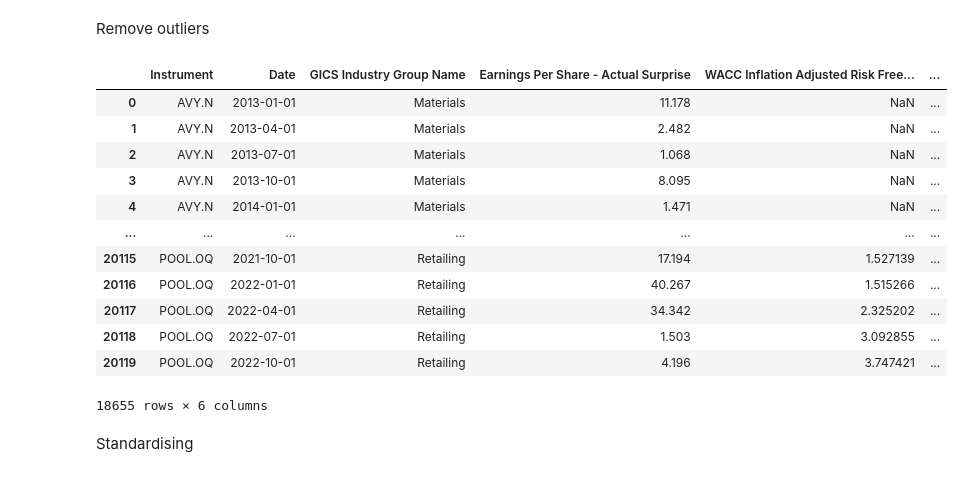
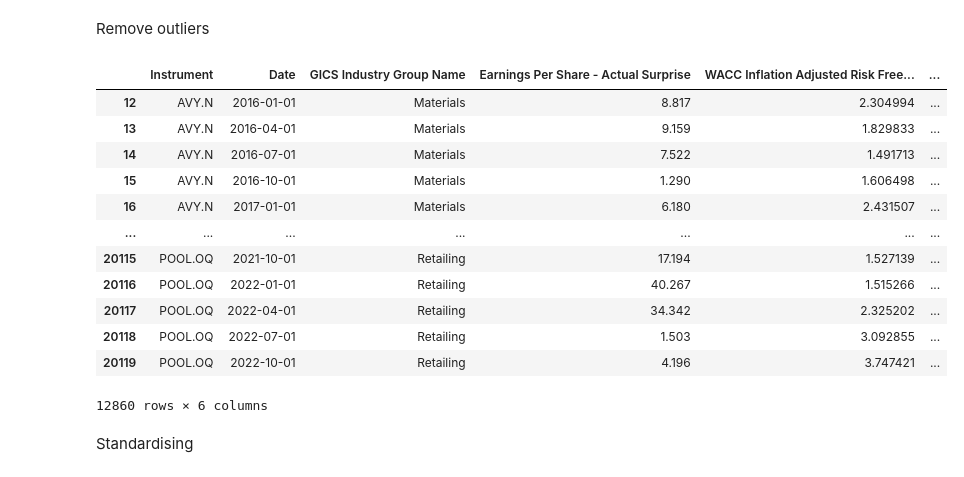
Before and after one commit to yummypugs/GSFM_AnalystForecasts, a Jupyter notebook: 3.3.2_Panel_macro.ipynb, the cells around one changed output. Drawn from its saved outputs; the diff is of its cells as text; code cells hidden in the pictures.

```diff
--- a/3.3.2_Panel_macro.ipynb
+++ b/3.3.2_Panel_macro.ipynb
@@ -40,29 +40,30 @@ Remove outliers
 # %%
 #removing outliers
 summary_stats = df["Earnings Per Share - Actual Surprise"].describe()
 Q1 = summary_stats.loc['25%']
 Q3 = summary_stats.loc['75%']
 IQR = Q3 - Q1
 threshold = 7
 surprise_outliers_removed = df["Earnings Per Share - Actual Surprise"].loc[~((df["Earnings Per Share - Actual Surprise"] < (Q1 - threshold * IQR)) | (df["Earnings Per Share - Actual Surprise"] > (Q3 + threshold * IQR)))]
 df_clean = df.copy()
 df_clean["Earnings Per Share - Actual Surprise"] = surprise_outliers_removed
 df_clean = df_clean.dropna(subset=["Earnings Per Share - Actual Surprise"])
+df_clean = df_clean.dropna()
 df_clean
 # %% [output]
 |  | Instrument | Date | GICS Industry Group Name | Earnings Per Share - Actual Surprise | WACC Inflation Adjusted Risk Free... | ... |
-| 0 | AVY.N | 2013-01-01 | Materials | 11.178 | NaN | ... |
-| 1 | AVY.N | 2013-04-01 | Materials | 2.482 | NaN | ... |
-| 2 | AVY.N | 2013-07-01 | Materials | 1.068 | NaN | ... |
-| 3 | AVY.N | 2013-10-01 | Materials | 8.095 | NaN | ... |
-| 4 | AVY.N | 2014-01-01 | Materials | 1.471 | NaN | ... |
+| 12 | AVY.N | 2016-01-01 | Materials | 8.817 | 2.304994 | ... |
+| 13 | AVY.N | 2016-04-01 | Materials | 9.159 | 1.829833 | ... |
+| 14 | AVY.N | 2016-07-01 | Materials | 7.522 | 1.491713 | ... |
+| 15 | AVY.N | 2016-10-01 | Materials | 1.290 | 1.606498 | ... |
+| 16 | AVY.N | 2017-01-01 | Materials | 6.180 | 2.431507 | ... |
 | ... | ... | ... | ... | ... | ... | ... |
 | 20115 | POOL.OQ | 2021-10-01 | Retailing | 17.194 | 1.527139 | ... |
 | 20116 | POOL.OQ | 2022-01-01 | Retailing | 40.267 | 1.515266 | ... |
 | 20117 | POOL.OQ | 2022-04-01 | Retailing | 34.342 | 2.325202 | ... |
 | 20118 | POOL.OQ | 2022-07-01 | Retailing | 1.503 | 3.092855 | ... |
 | 20119 | POOL.OQ | 2022-10-01 | Retailing | 4.196 | 3.747421 | ... |
-18655 rows × 6 columns
+12860 rows × 6 columns
 # %% [markdown]
 Standardising
 # %% [markdown]
```
Also changed, not shown: parts of 3 cells of this notebook, 1 other file.
